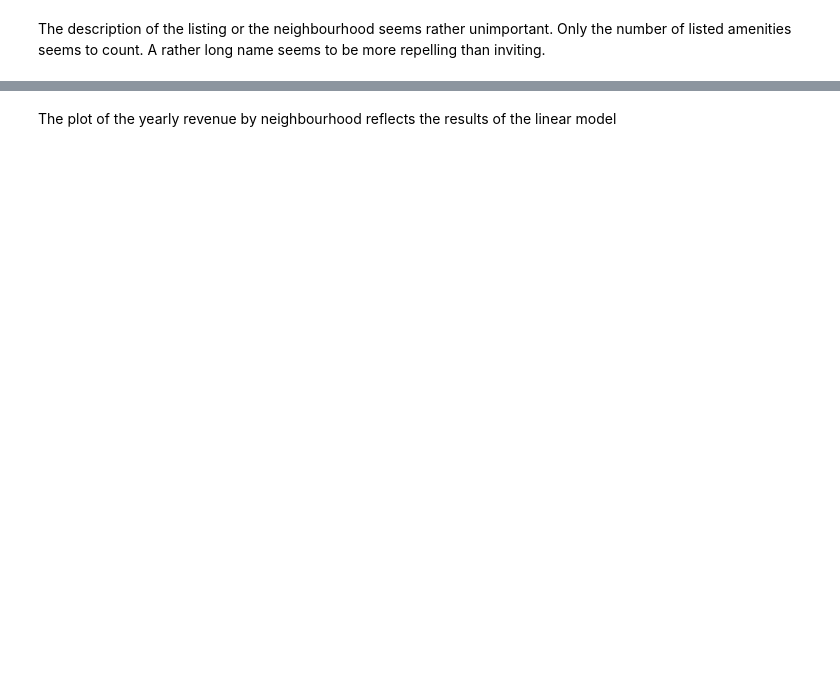
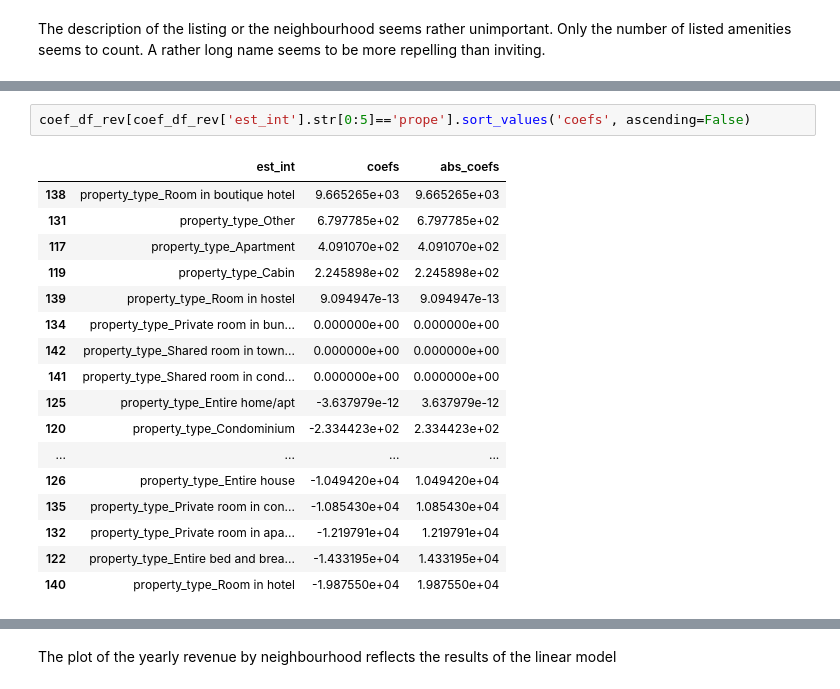
Before and after one commit to snkrause/airbnb_revenue, a Jupyter notebook: 2021_02_Krause_Blogpost.ipynb, the cells around one changed output, grey strips where cells are left out. Cells and saved outputs as stored; diff of their text form; blank space fills up the shorter version.

```diff
--- a/2021_02_Krause_Blogpost.ipynb
+++ b/2021_02_Krause_Blogpost.ipynb
@@ -180,0 +188,20 @@ coef_df_rev[coef_df_rev['est_int'].str[-5:]=='count'].sort_values('coefs', ascen
+# %%
+coef_df_rev[coef_df_rev['est_int'].str[0:5]=='prope'].sort_values('coefs', ascending=False)
+# %% [output]
+|  | est_int | coefs | abs_coefs |
+| 138 | property_type_Room in boutique hotel | 9.665265e+03 | 9.665265e+03 |
+| 131 | property_type_Other | 6.797785e+02 | 6.797785e+02 |
+| 117 | property_type_Apartment | 4.091070e+02 | 4.091070e+02 |
+| 119 | property_type_Cabin | 2.245898e+02 | 2.245898e+02 |
+| 139 | property_type_Room in hostel | 9.094947e-13 | 9.094947e-13 |
+| 134 | property_type_Private room in bun... | 0.000000e+00 | 0.000000e+00 |
+| 142 | property_type_Shared room in town... | 0.000000e+00 | 0.000000e+00 |
+| 141 | property_type_Shared room in cond... | 0.000000e+00 | 0.000000e+00 |
+| 125 | property_type_Entire home/apt | -3.637979e-12 | 3.637979e-12 |
+| 120 | property_type_Condominium | -2.334423e+02 | 2.334423e+02 |
+| ... | ... | ... | ... |
+| 126 | property_type_Entire house | -1.049420e+04 | 1.049420e+04 |
+| 135 | property_type_Private room in con... | -1.085430e+04 | 1.085430e+04 |
+| 132 | property_type_Private room in apa... | -1.219791e+04 | 1.219791e+04 |
+| 122 | property_type_Entire bed and brea... | -1.433195e+04 | 1.433195e+04 |
+| 140 | property_type_Room in hotel | -1.987550e+04 | 1.987550e+04 |
```
Also changed, not shown: parts of 27 cells of this notebook, 1 other file.
